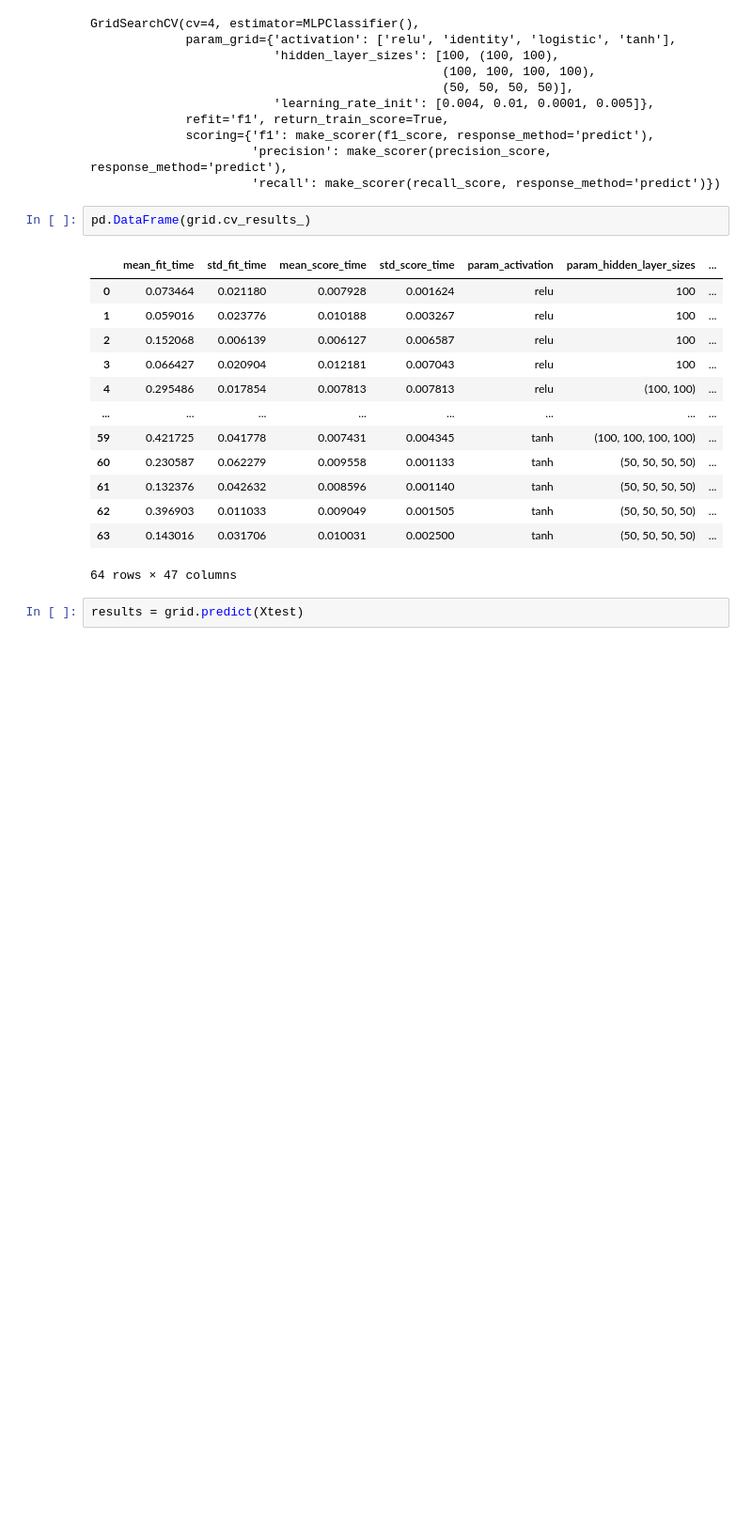
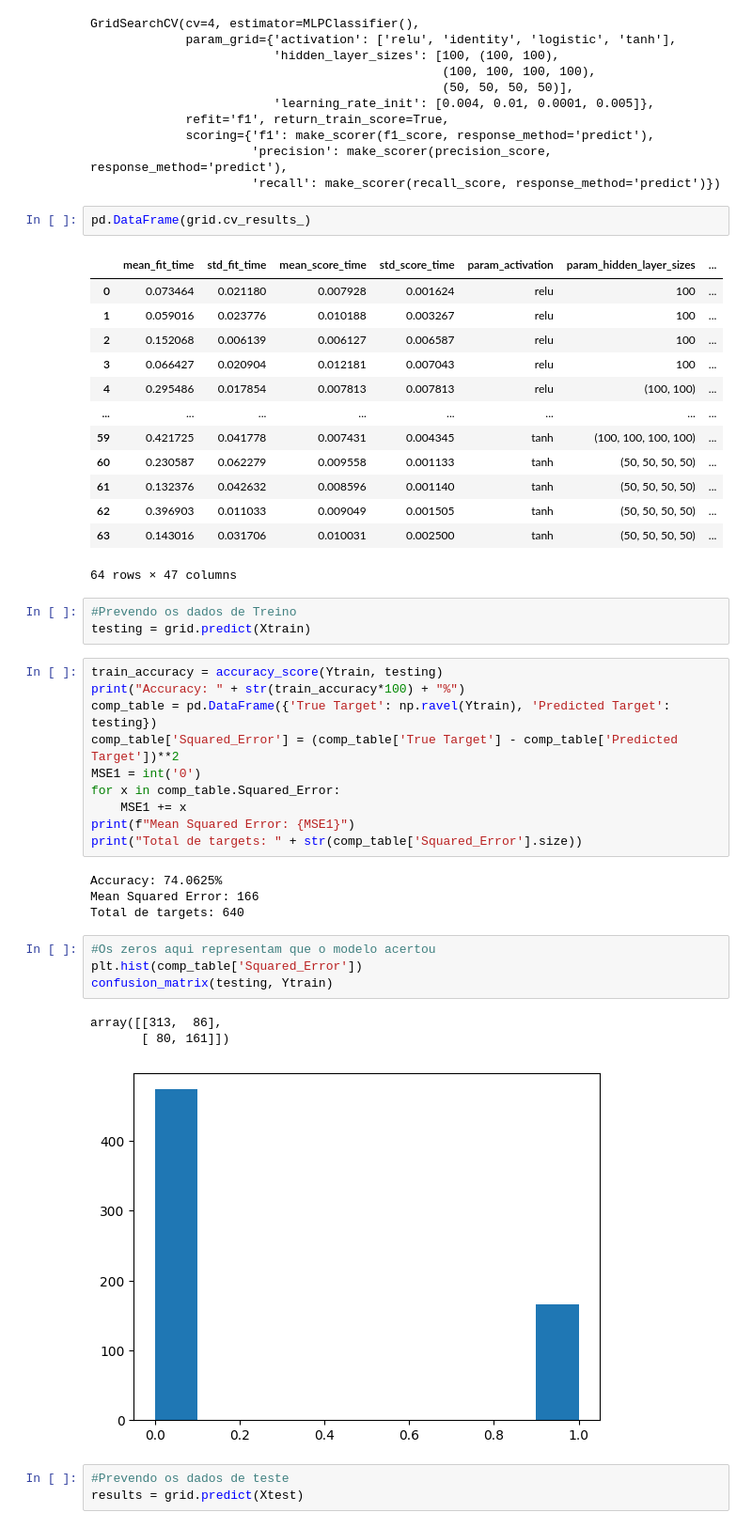
Before and after one commit to rhavyyz/ic_MLP, a Jupyter notebook: main.ipynb, the cells around one changed output. Shown at 94% size. Drawn from its saved outputs; the diff is of its cells as text; blank space fills up the shorter version.

Commit message:
trying to to get different results

```diff
--- a/main.ipynb
+++ b/main.ipynb
@@ -167,5 +169,31 @@ pd.DataFrame(grid.cv_results_)
 | 62 | 0.396903 | 0.011033 | 0.009049 | 0.001505 | tanh | (50, 50, 50, 50) | ... |
 | 63 | 0.143016 | 0.031706 | 0.010031 | 0.002500 | tanh | (50, 50, 50, 50) | ... |
 64 rows × 47 columns
-# %%
-results = grid.predict(Xtest)
+# %%
+#Prevendo os dados de Treino
+testing = grid.predict(Xtrain)
+# %%
+train_accuracy = accuracy_score(Ytrain, testing)
+print("Accuracy: " + str(train_accuracy*100) + "%")
+comp_table = pd.DataFrame({'True Target': np.ravel(Ytrain), 'Predicted Target': testing})
+comp_table['Squared_Error'] = (comp_table['True Target'] - comp_table['Predicted Target'])**2
+MSE1 = int('0')
+for x in comp_table.Squared_Error:
+    MSE1 += x
+print(f"Mean Squared Error: {MSE1}")
+print("Total de targets: " + str(comp_table['Squared_Error'].size))
+# %% [output]
+Accuracy: 74.0625%
+Mean Squared Error: 166
+Total de targets: 640
+# %%
+#Os zeros aqui representam que o modelo acertou
+plt.hist(comp_table['Squared_Error'])
+confusion_matrix(testing, Ytrain)
+# %% [output]
+array([[313,  86],
+       [ 80, 161]])
+[figure, added]
+# %%
+#Prevendo os dados de teste
+results = grid.predict(Xtest)
```
Also changed, not shown: parts of 5 cells of this notebook.
